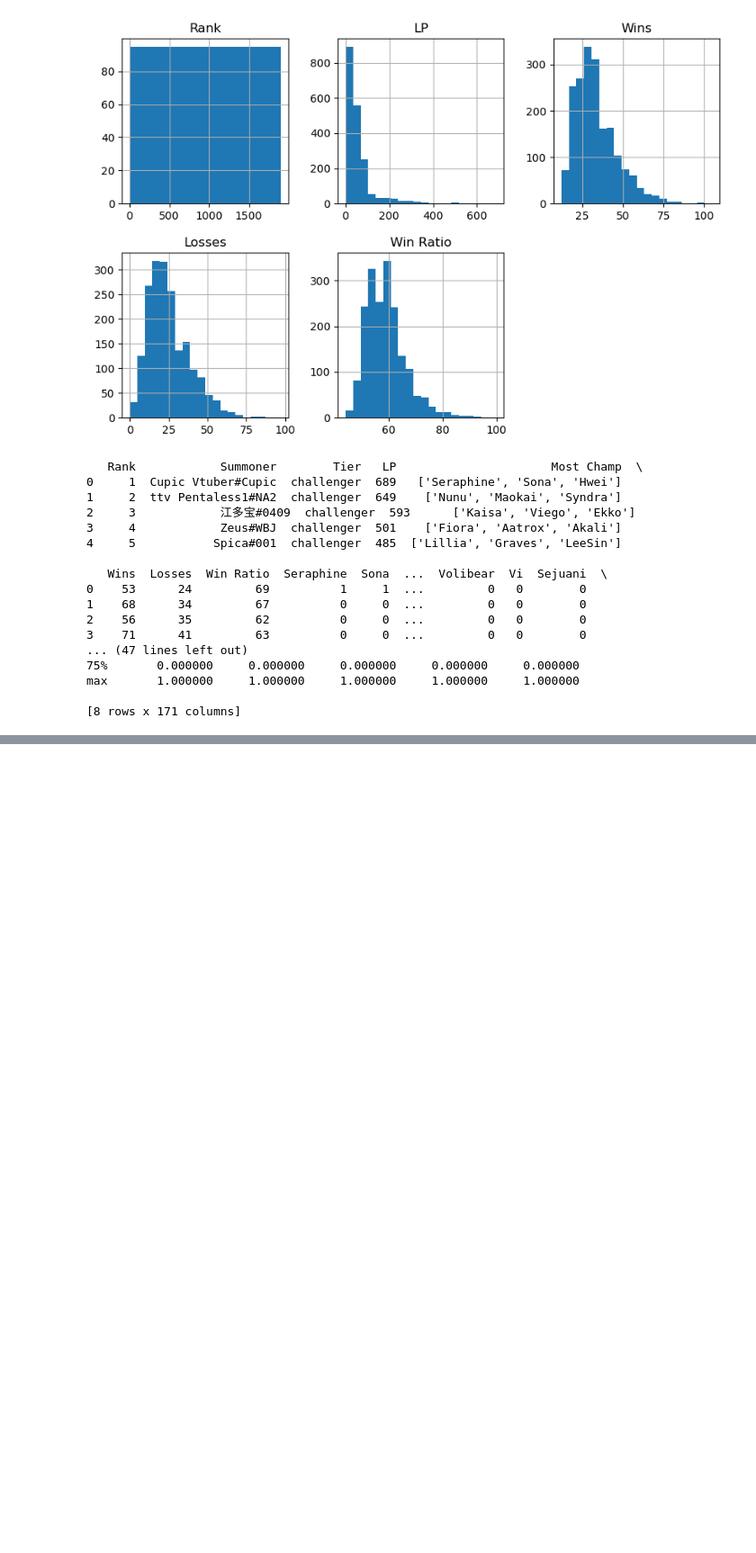
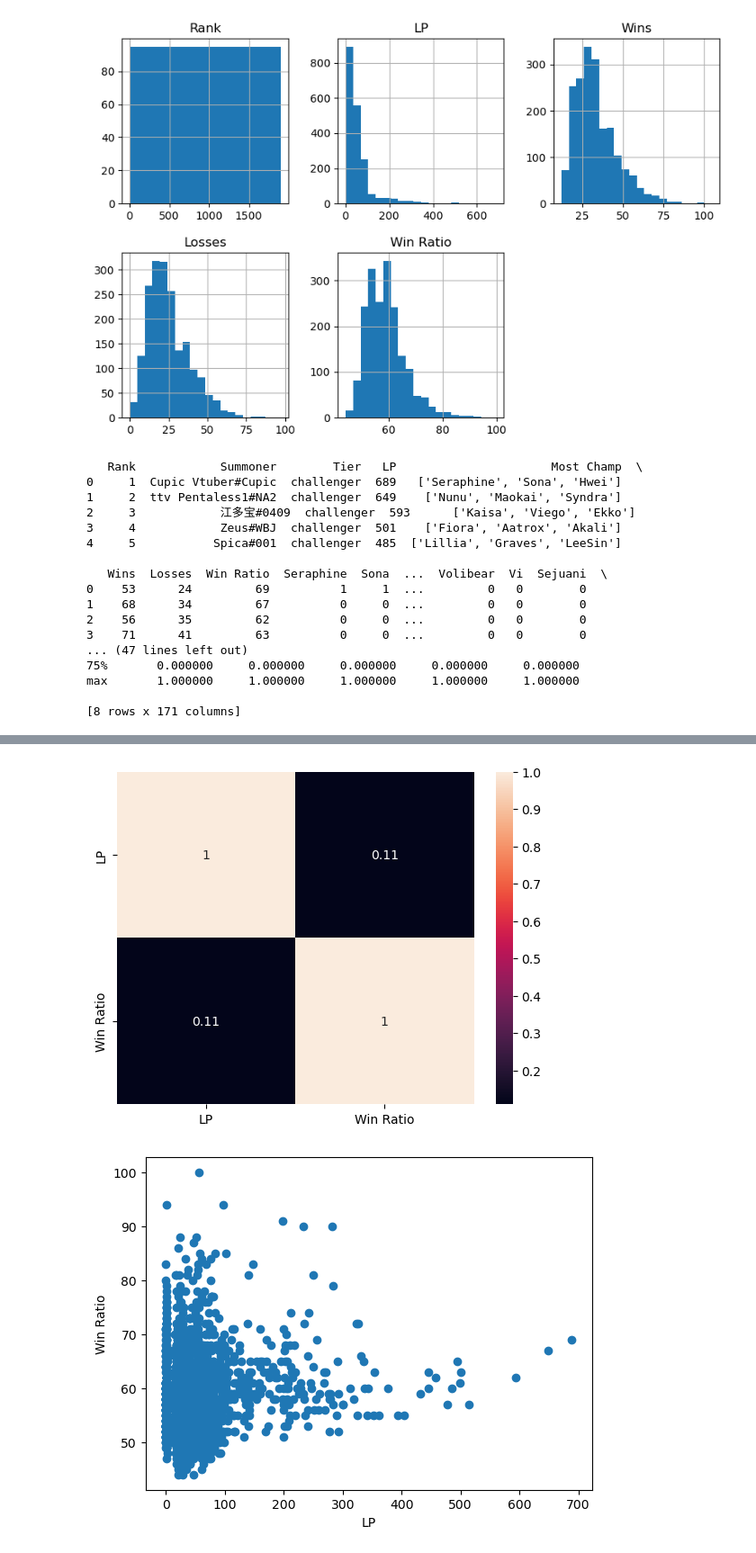
Before and after one commit to Jaezic/OPGG-Data-Analysis, a Jupyter notebook: code.ipynb, the cells around one changed output, grey strips where cells are left out. Shown at 90% size. Cells and saved outputs as stored; diff of their text form; code cells hidden in the pictures; blank space fills up the shorter version.

```diff
--- a/code.ipynb
+++ b/code.ipynb
@@ -169,0 +185,18 @@ ValueError: Could not interpret input 'Champion'
+# %%
+# Correlation between LP and Win Ratio
+
+# Correlation Matrix
+corrMatrix = dataset[['LP', 'Win Ratio']].corr()
+
+# Heatmap
+sn.heatmap(corrMatrix, annot=True)
+plt.show()
+
+# LP 와 승률의 Scatter Plot 확인
+plt.scatter(dataset['LP'], dataset['Win Ratio'])
+plt.xlabel('LP')
+plt.ylabel('Win Ratio')
+plt.show()
+# %% [output]
+[figure, added]
+[figure, added]
```
Also changed, not shown: parts of 3 cells of this notebook.
